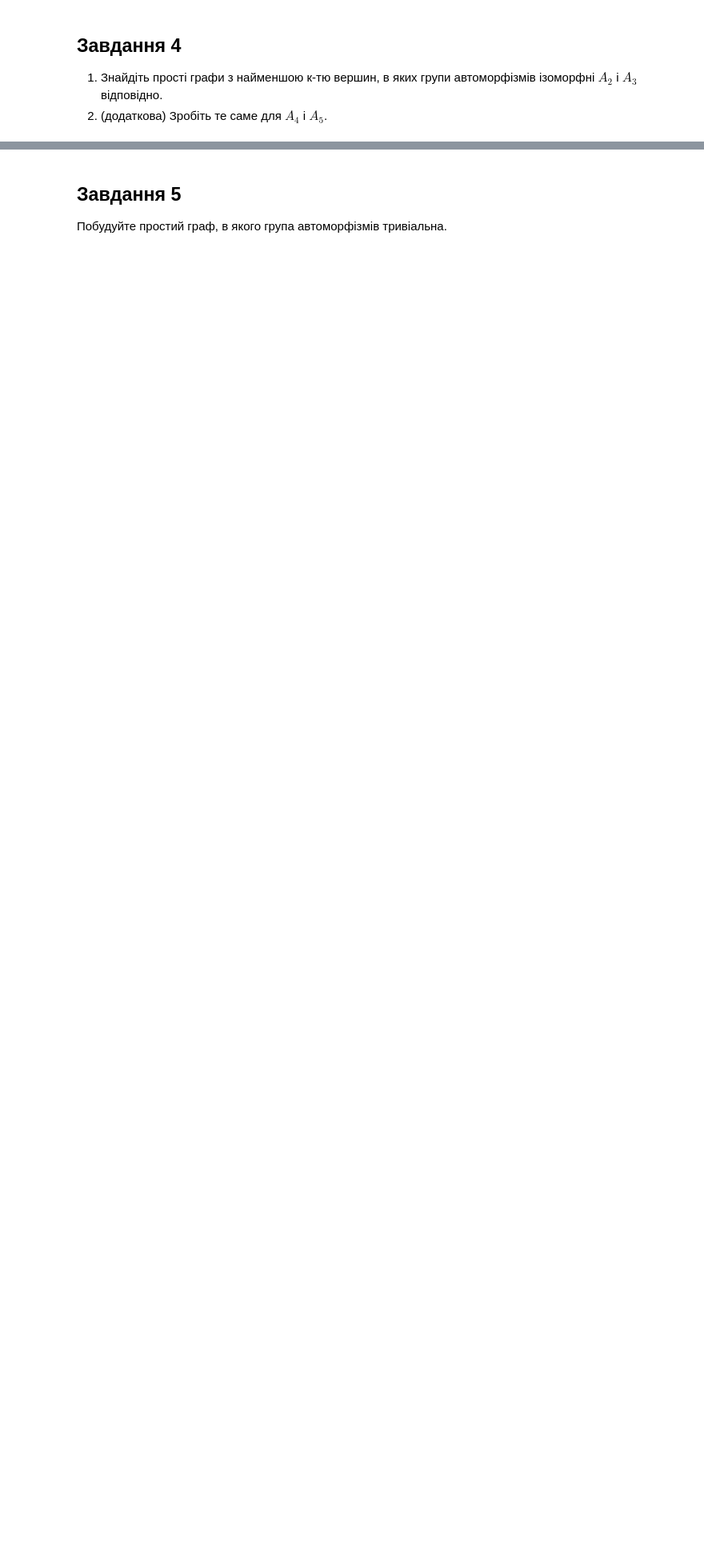
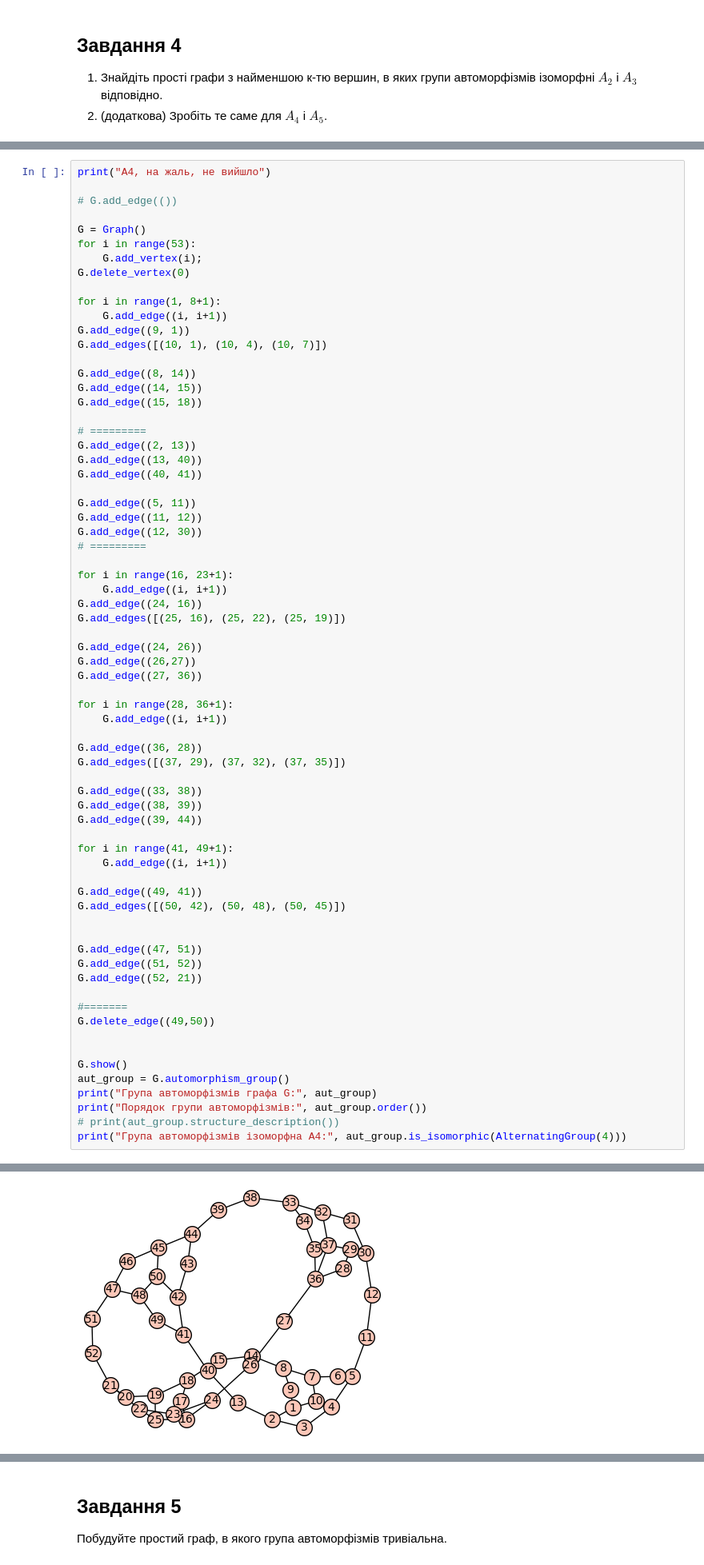
Before and after one commit to bobser223/algebra, a Jupyter notebook: Homeworks/HW7/lab07.ipynb, the cells around one changed output, grey strips where cells are left out. Shown: that part at 80% size. Saved outputs shown, nothing was run; the diff lists cells and outputs as text; blank space fills up the shorter version.

```diff
--- a/Homeworks/HW7/lab07.ipynb
+++ b/Homeworks/HW7/lab07.ipynb
@@ -230,0 +301,70 @@ print("Група автоморфізмів ізоморфна A3:", aut_group.
+# %%
+print("A4, на жаль, не вийшло")
+
+# G.add_edge(())
+
+G = Graph()
+for i in range(53):
+    G.add_vertex(i);
+G.delete_vertex(0)
+
+for i in range(1, 8+1):
+    G.add_edge((i, i+1))
+G.add_edge((9, 1))
+G.add_edges([(10, 1), (10, 4), (10, 7)])
+
+G.add_edge((8, 14))
+G.add_edge((14, 15))
+G.add_edge((15, 18))
+
+# =========
+G.add_edge((2, 13))
+G.add_edge((13, 40))
+G.add_edge((40, 41))
+
+G.add_edge((5, 11))
+G.add_edge((11, 12))
+G.add_edge((12, 30))
+# =========
+
+for i in range(16, 23+1):
+    G.add_edge((i, i+1))
+G.add_edge((24, 16))
+G.add_edges([(25, 16), (25, 22), (25, 19)])
+
+G.add_edge((24, 26))
+G.add_edge((26,27))
+G.add_edge((27, 36))
+
+for i in range(28, 36+1):
+    G.add_edge((i, i+1))
+
+G.add_edge((36, 28))
+G.add_edges([(37, 29), (37, 32), (37, 35)])
+
+G.add_edge((33, 38))
+G.add_edge((38, 39))
+G.add_edge((39, 44))
+
+for i in range(41, 49+1):
+    G.add_edge((i, i+1))
+
+G.add_edge((49, 41))
+G.add_edges([(50, 42), (50, 48), (50, 45)])
+
+
+G.add_edge((47, 51))
+G.add_edge((51, 52))
+G.add_edge((52, 21))
+
+#=======
+G.delete_edge((49,50))
+
+
+G.show()
+aut_group = G.automorphism_group()
+print("Група автоморфізмів графа G:", aut_group)
+print("Порядок групи автоморфізмів:", aut_group.order())
+# print(aut_group.structure_description())
+print("Група автоморфізмів ізоморфна A4:", aut_group.is_isomorphic(AlternatingGroup(4)))
+# %% [output]
@@ -230,0 +372 @@ print("Група автоморфізмів ізоморфна A3:", aut_group.
+[figure, added]
```
Also changed, not shown: parts of 15 cells of this notebook.
